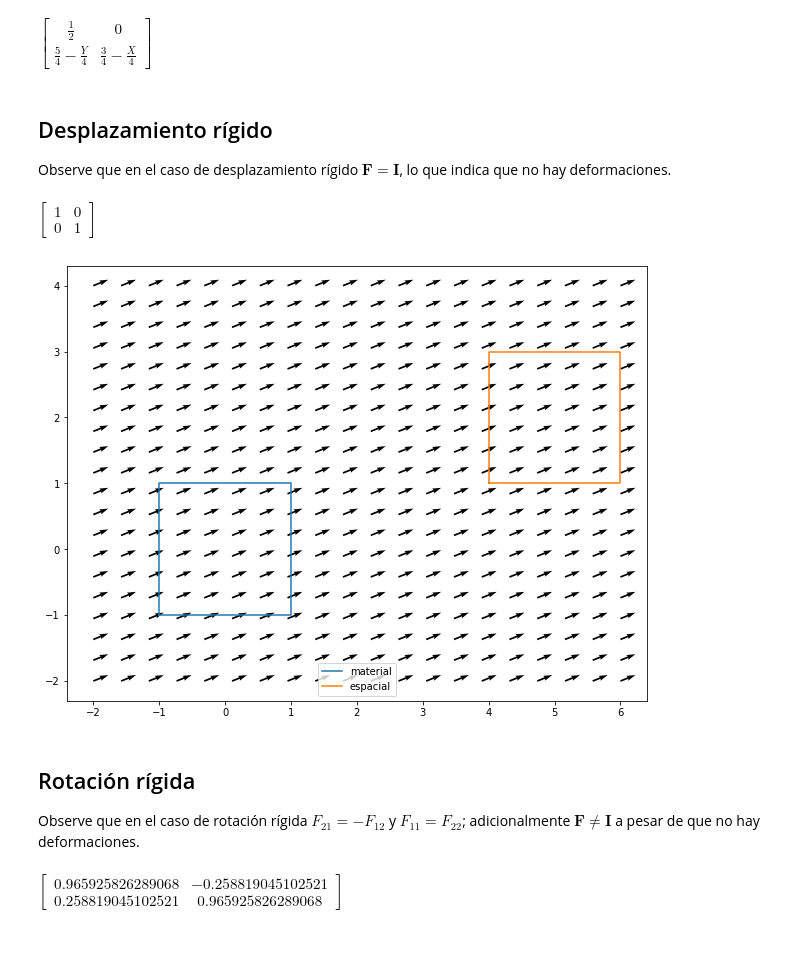
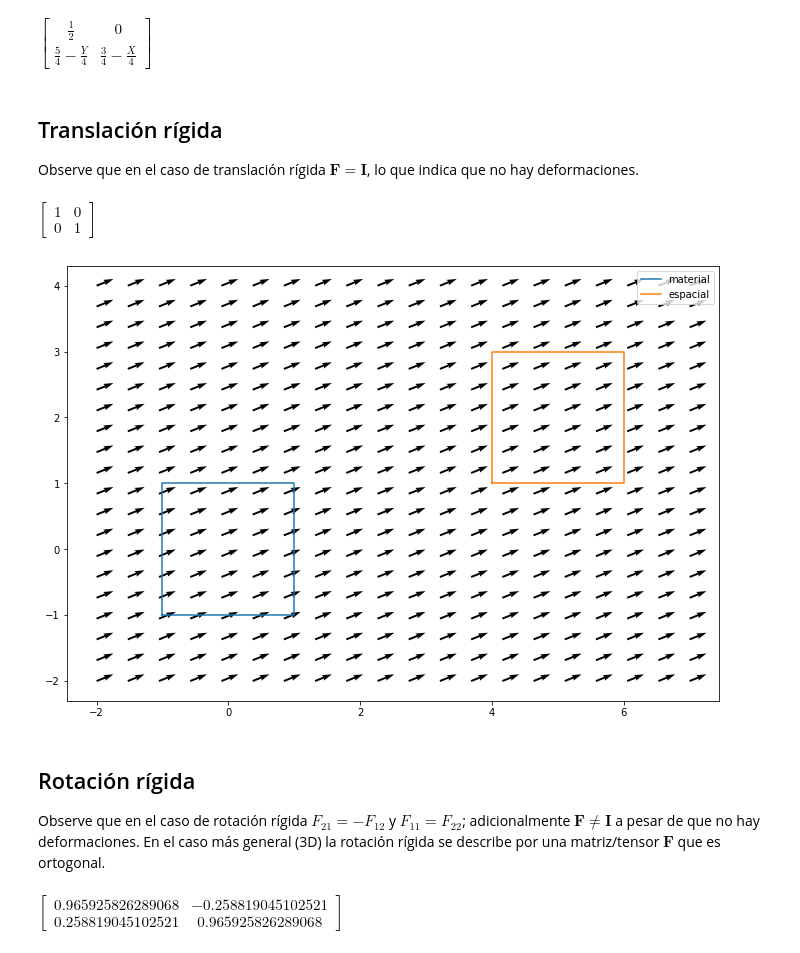
Before and after one commit to diegoandresalvarez/tensorial, a Jupyter notebook: codigo/Gradiente de deformación F.ipynb, the cells around one changed output. Cells and saved outputs as stored; diff of their text form; code cells hidden in the pictures.

```diff
--- a/codigo/Gradiente de deformación F.ipynb
+++ b/codigo/Gradiente de deformación F.ipynb
@@ -59,11 +59,11 @@ def evaluar_chi(chi, npX, npY):
 
     # se crea la función a evaluar con numpy
     X, Y = sp.symbols('X Y')
-    f = sp.lambdify((X,Y), chi, "numpy")
+    npchi = sp.lambdify((X,Y), chi, "numpy")
 
     # se evalúa la función chi y
     # se elimina la dimensión adicional creada por sp.lambdify
-    xx = np.squeeze(f(npX,npY))
+    xx = np.squeeze(npchi(npX,npY))
 
     # se retorna la evaluación de la función chi()
     x, y = xx[0], xx[1]
@@ -86,13 +86,16 @@ def dibujar_chi(chi, XX, ejes, contorno=False, vec_prop=True):
     ax.set_aspect('equal')
     ax.legend()
 
-    # se dibuja el campo vectorial de desplazamientos
+    # se estiman las posiciones iniciales y finales
     xmin, xmax, ymin, ymax = ejes
     XX = np.linspace(xmin, xmax, 20)
     YY = np.linspace(ymin, ymax, 20)
     X, Y = np.meshgrid(XX, YY)
     x, y = evaluar_chi(chi, X, Y)
-    ax.quiver(X, Y, x-X, y-Y) # angles='xy', scale_units='xy', scale=1)
+
+    # se calcula el campo vectorial de desplazamientos y se grafica
+    u, v = x-X, y-Y
+    ax.quiver(X, Y, u, v) # angles='xy', scale_units='xy', scale=1)
 
     if contorno:
         # Se calcula el gradiente de deformación F de la función chi
@@ -157,9 +181,9 @@ F2
 # %% [output]
 $\displaystyle \left[\begin{matrix}\frac{1}{2} & 0\\\frac{5}{4} - \frac{Y}{4} & \frac{3}{4} - \frac{X}{4}\end{matrix}\right]$
 # %% [markdown]
-## Desplazamiento rígido
+## Translación rígida
 
-Observe que en el caso de desplazamiento rígido $\boldsymbol{F} = \boldsymbol{I}$, lo que indica que no hay deformaciones.
+Observe que en el caso de translación rígida $\boldsymbol{F} = \boldsymbol{I}$, lo que indica que no hay deformaciones.
 # %%
 chi = sp.Matrix([[X + 5],
                  [Y + 2]])
@@ -168,13 +192,13 @@ F
 # %% [output]
 $\displaystyle \left[\begin{matrix}1 & 0\\0 & 1\end{matrix}\right]$
 # %%
-dibujar_chi(chi, XX, [-2, 6, -2, 4])
+dibujar_chi(chi, XX, [-2, 7, -2, 4])
 # %% [output]
-[figure, old version]
+[figure, new version]
 # %% [markdown]
 ## Rotación rígida
 
-Observe que en el caso de rotación rígida $F_{21} = -F_{12}$ y $F_{11} = F_{22}$; adicionalmente $\boldsymbol{F} \neq \boldsymbol{I}$ a pesar de que no hay deformaciones.
+Observe que en el caso de rotación rígida $F_{21} = -F_{12}$ y $F_{11} = F_{22}$; adicionalmente $\boldsymbol{F} \neq \boldsymbol{I}$ a pesar de que no hay deformaciones. En el caso más general (3D) la rotación rígida se describe por una matriz/tensor $\boldsymbol{F}$ que es ortogonal.
 # %%
 t = np.deg2rad(15)
 chi = sp.Matrix([[ X*sp.cos(t) - Y*sp.sin(t) ],
```
Also changed, not shown: parts of 16 cells of this notebook, 1 other file.
